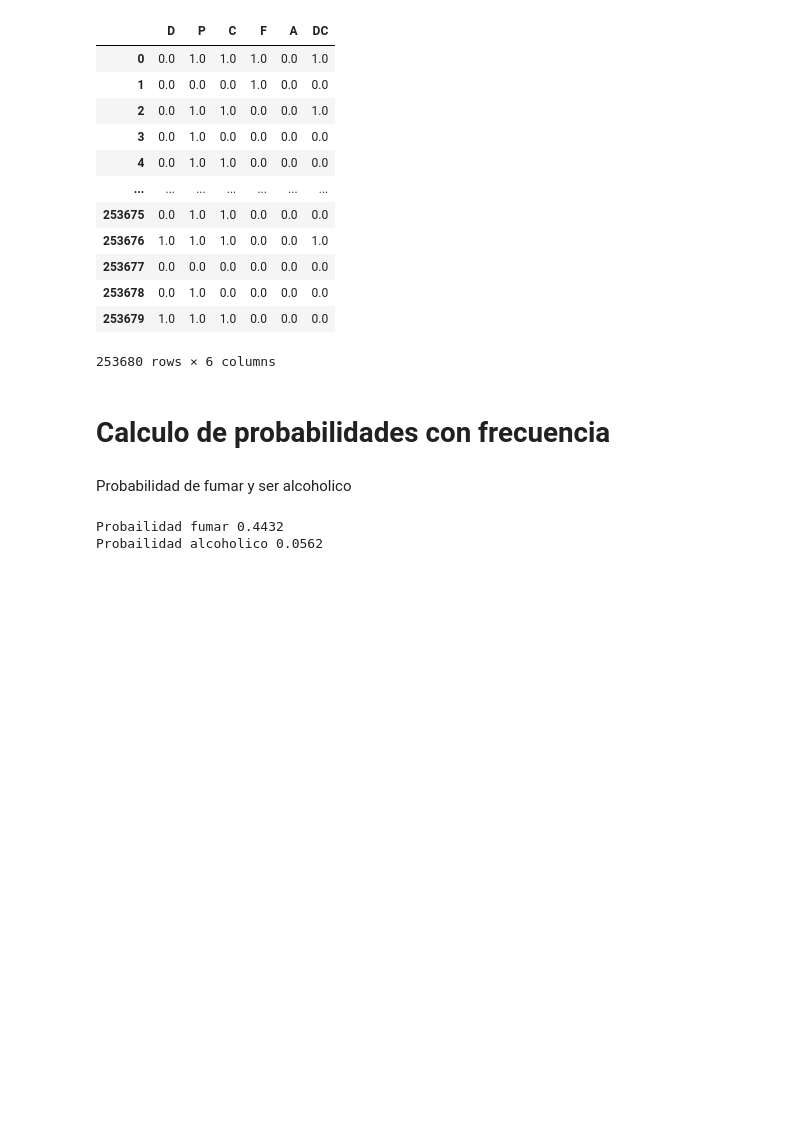
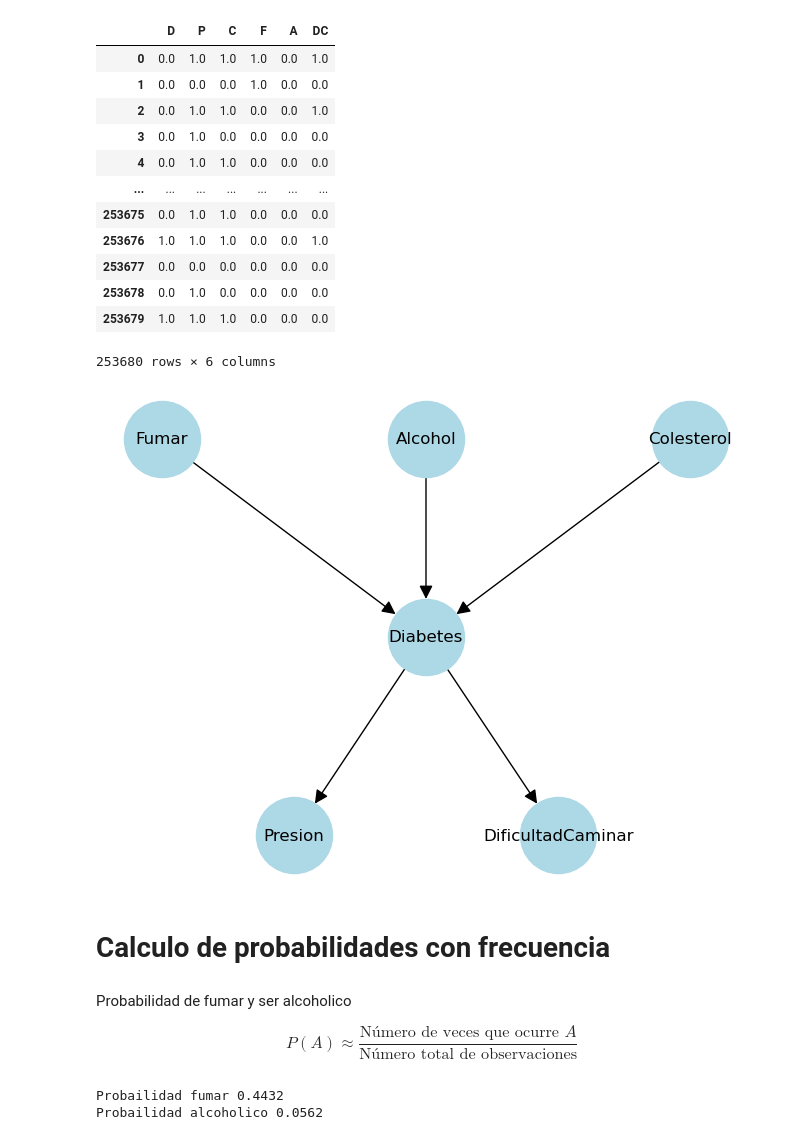
Before and after one commit to bote26/-Metodos_razonamiento, a Jupyter notebook: Red Bayesiana/PBL_2.ipynb, the cells around one changed output. Cells and saved outputs as stored; diff of their text form; code cells hidden in the pictures; blank space fills up the shorter version.

```diff
--- a/Red Bayesiana/PBL_2.ipynb
+++ b/Red Bayesiana/PBL_2.ipynb
@@ -25,10 +25,42 @@ data
 | 253678 | 0.0 | 1.0 | 0.0 | 0.0 | 0.0 | 0.0 |
 | 253679 | 1.0 | 1.0 | 1.0 | 0.0 | 0.0 | 0.0 |
 253680 rows × 6 columns
+# %%
+import networkx as nx
+import matplotlib.pyplot as plt
+
+G = nx.DiGraph()
+G.add_edges_from([
+    ('Fumar','Diabetes'),
+    ('Alcohol','Diabetes'),
+    ('Colesterol','Diabetes'),
+    ('Diabetes','Presion'),
+    ('Diabetes','DificultadCaminar')
+])
+
+# Posiciones: (x, y)
+pos = {
+    'Fumar': (-1, 2),
+    'Alcohol': (0, 2),
+    'Colesterol': (1, 2),
+    'Diabetes': (0, 1),
+    'Presion': (-0.5, 0),
+    'DificultadCaminar': (0.5, 0)
+}
+
+nx.draw(G, pos, with_labels=True, node_size=3000, node_color='lightblue', arrowsize=20)
+plt.show()
+# %% [output]
+[figure, added]
 # %% [markdown]
 # Calculo de probabilidades con frecuencia
 # %% [markdown]
 Probabilidad de fumar y ser alcoholico
+
+
+$$
+P(A) \approx \frac{\text{Número de veces que ocurre } A}{\text{Número total de observaciones}}
+$$
 # %%
 probabilidad_fumar = data.F.sum()/len(data)
 probabilidad_alcoholico = data.A.sum()/len(data)
```
Also changed, not shown: parts of 3 cells of this notebook.
